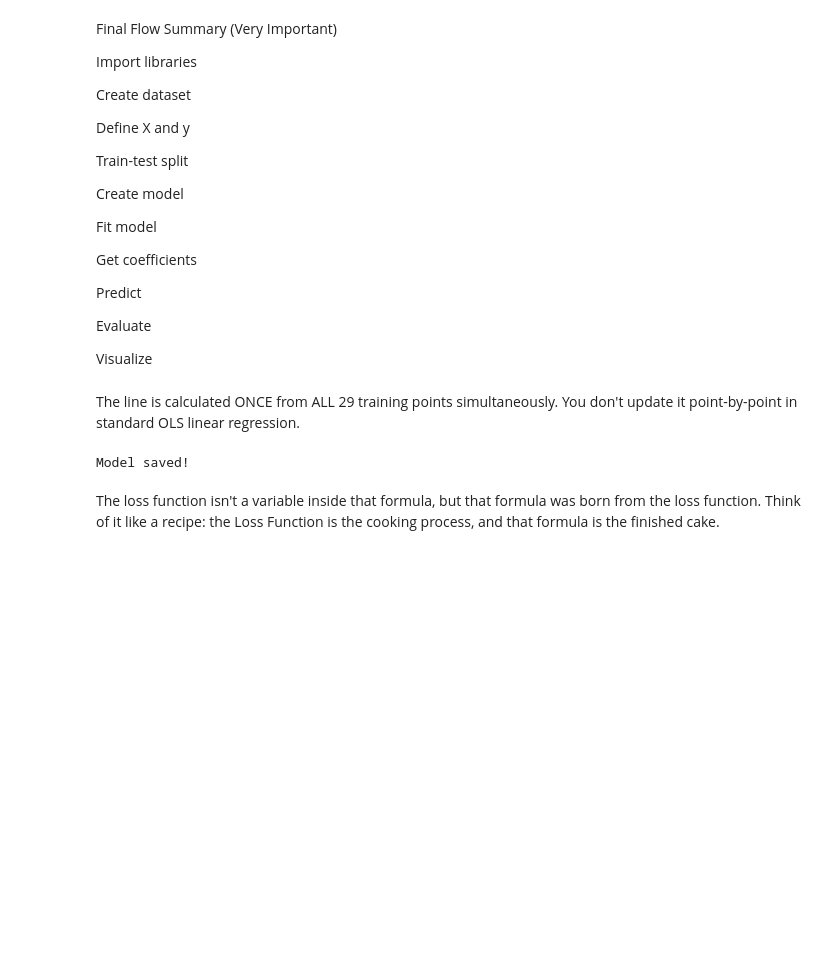
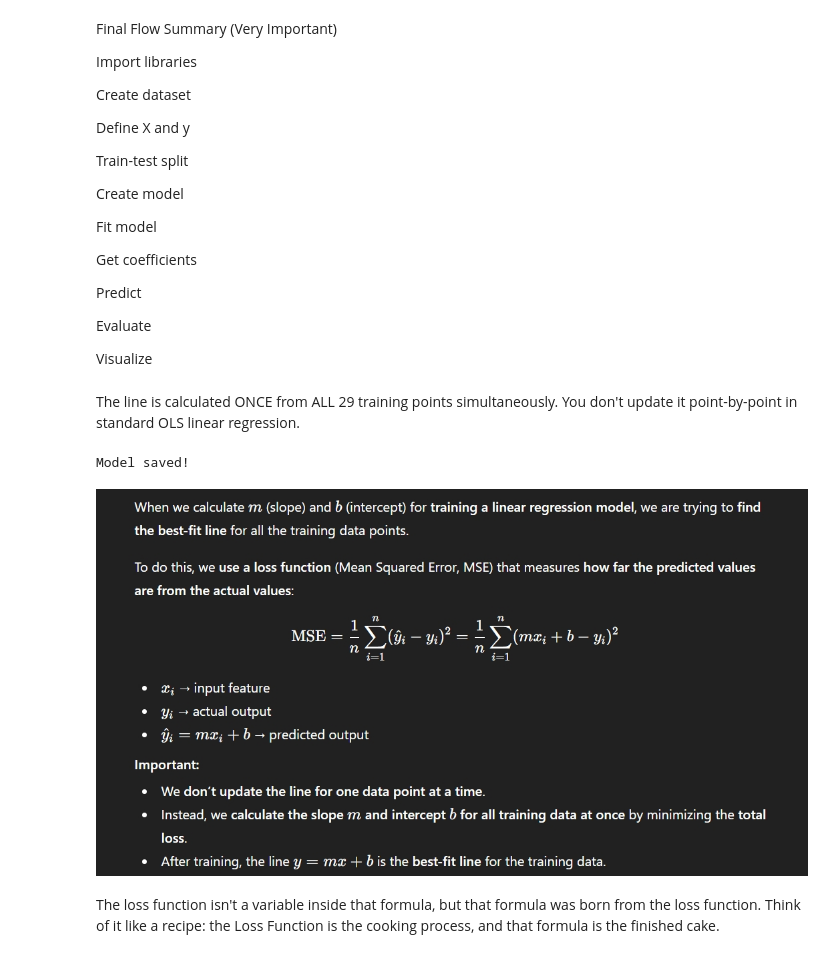
Before and after one commit to AnandaRimal/Deerwalk-Teaching-Datascience, a Jupyter notebook: ml/linearregression.ipynb, the cells around one changed output. Saved outputs shown, nothing was run; the diff lists cells and outputs as text; code cells hidden in the pictures; blank space fills up the shorter version.

```diff
--- a/ml/linearregression.ipynb
+++ b/ml/linearregression.ipynb
@@ -148,5 +148,12 @@ joblib.dump(model, 'linear_model.pkl')
 print("Model saved!")
 # %% [output]
 Model saved!
+# %%
+from IPython.display import Image, display
+
+# Display a local image
+display(Image(filename="images/loss.jpeg"))
+# %% [output]
+[figure, added]
 # %% [markdown]
 The loss function isn't a variable inside that formula, but that formula was born from the loss function. Think of it like a recipe: the Loss Function is the cooking process, and that formula is the finished cake.
```
Also changed, not shown: parts of 6 cells of this notebook, 3 other files.
